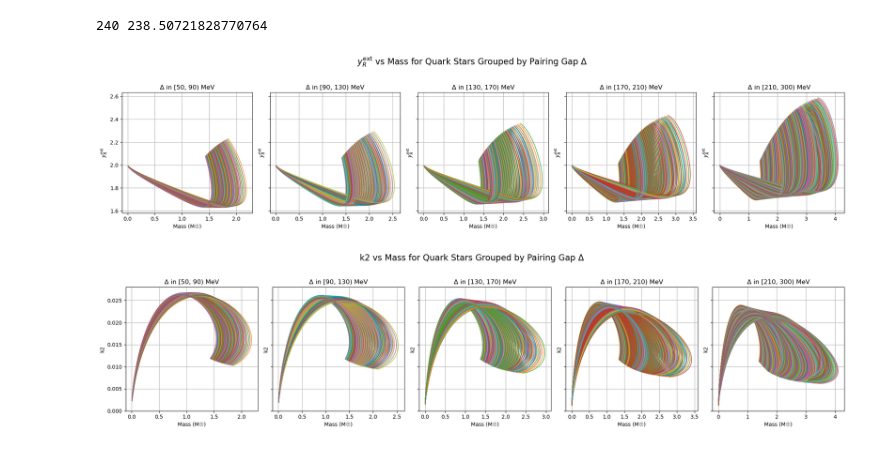
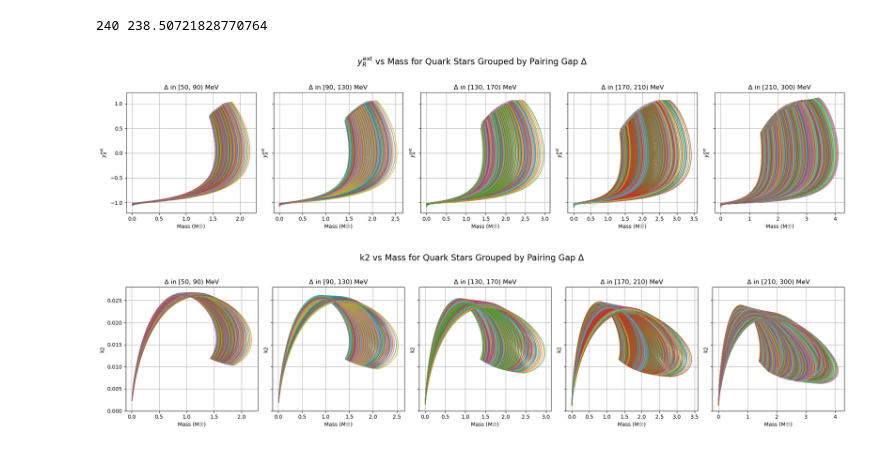
Before and after one commit to giorgoskoufetidis/TOV_EQUATIONS, a Jupyter notebook: Quark Stars/Plot_Quark_MR.ipynb, the cells around one changed output. Drawn from its saved outputs; the diff is of its cells as text; code cells hidden in the pictures.

```diff
--- a/Quark Stars/Plot_Quark_MR.ipynb
+++ b/Quark Stars/Plot_Quark_MR.ipynb
@@ -64,7 +64,7 @@ for folder in folders:
 
     files = [f for f in os.listdir(folder) if fnmatch.fnmatch(f, pattern)]
 
-    for file in files[:1]:
+    for file in files:
         filepath = os.path.join(folder, file)
 
         # Load CSV data, skipping header
@@ -275,35 +275,35 @@ for folder in folders:
 
         if data.ndim == 1 or data.shape[1] < 5:
             continue
 
         M = data[:, 0]
         R = data[:, 1]
-        yR = data[:, 4]
+        yR = data[:, 5]
 
         valid = np.isfinite(M) & np.isfinite(R) & np.isfinite(yR) & (R > 0)
         beta = 1.474 * M[valid] / R[valid]
 
         # Find which subplot/bin to assign to
         for i, (dmin, dmax) in enumerate(delta_bins):
             if dmin <= delta < dmax:
                 axes[i].plot(M[valid], yR[valid], label=f"B={B}", alpha=0.7)
                 break
 
 # === Label and format subplots ===
 for i, (dmin, dmax) in enumerate(delta_bins):
     axes[i].set_title(f"Δ in [{dmin}, {dmax}) MeV")
     axes[i].set_xlabel("Mass (M☉)")
     axes[i].set_ylabel(r"$y_R^{\mathrm{ext}}$")
     axes[i].grid(True)
 
 plt.suptitle(r"$y_R^{\mathrm{ext}}$ vs Mass for Quark Stars Grouped by Pairing Gap Δ", fontsize=16)
 
 plt.tight_layout(rect=[0, 0.03, 1, 0.95])
 # Uncomment for legend in each plot
 # for ax in axes: ax.legend(fontsize=6)
 plt.show()
 # %% [output]
-[figure, old version]
+[figure, new version]
 # %%
 import os
 import matplotlib.pyplot as plt
```
Also changed, not shown: parts of 1 cell of this notebook, 33 other files.
